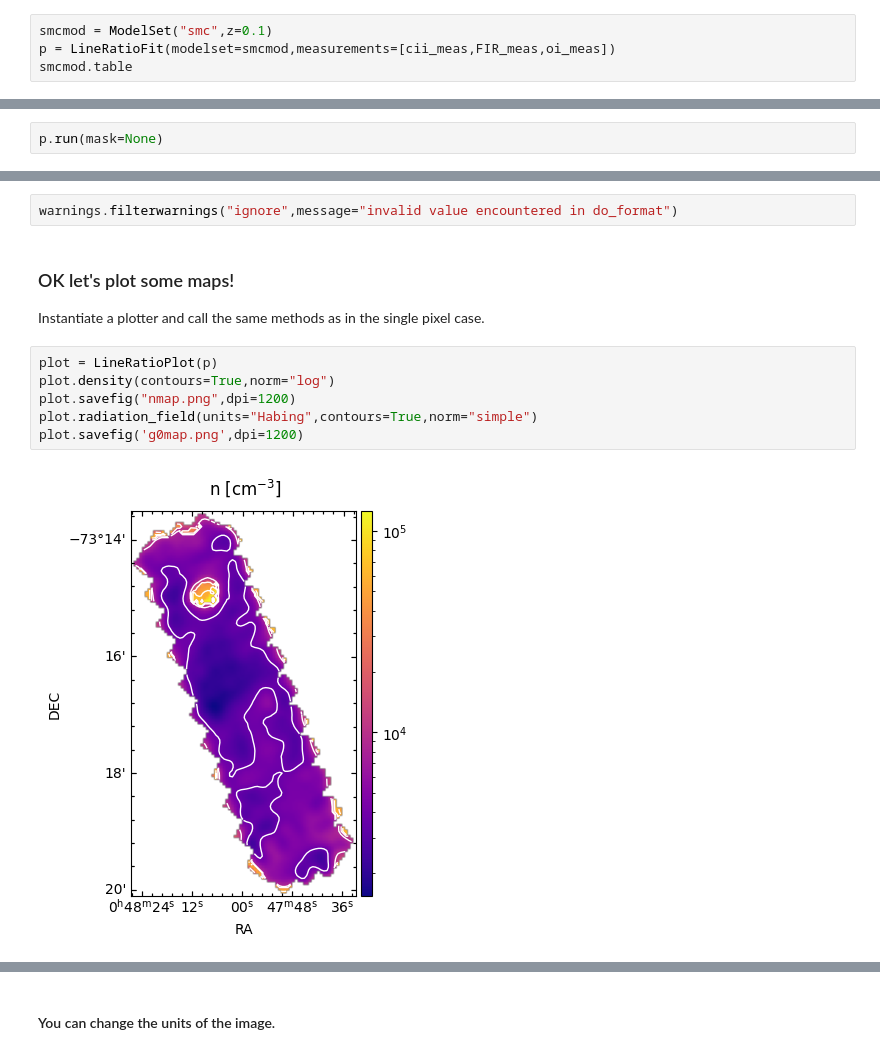
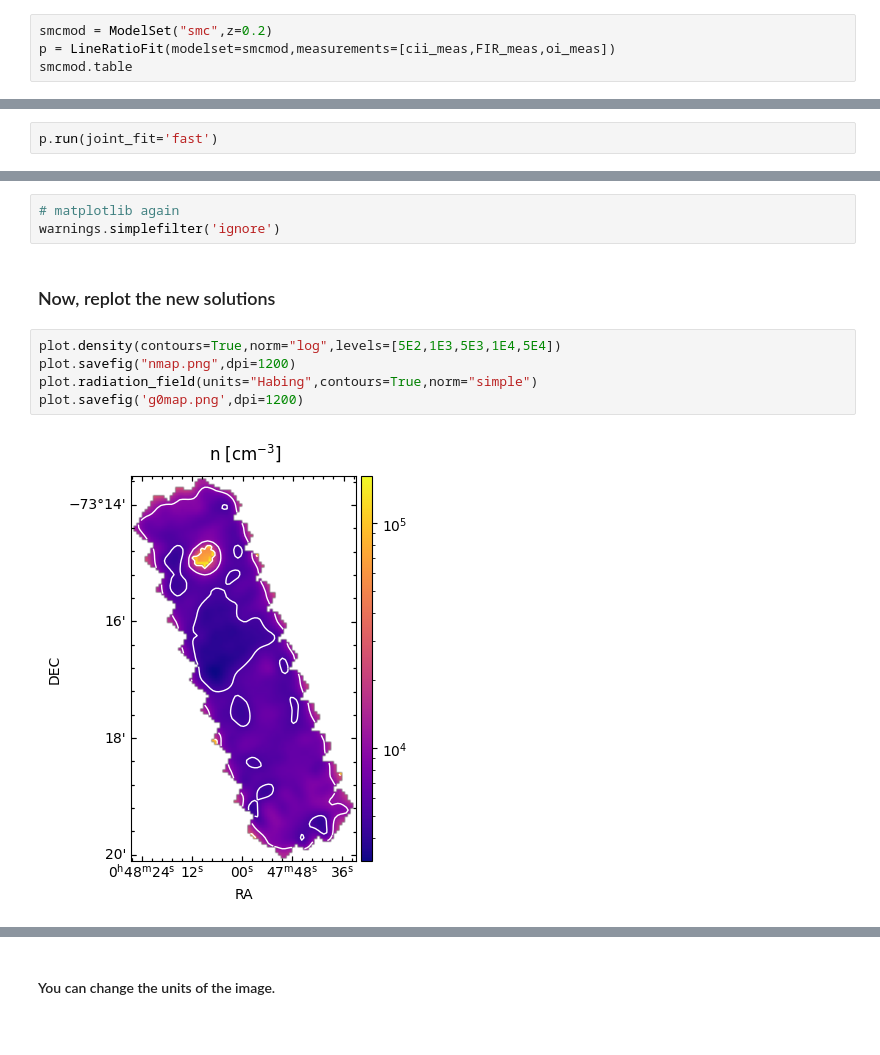
Before and after one commit to mpound/pdrtpy-nb, a Jupyter notebook: notebooks/PDRT_Example_Make_n_G0_maps.ipynb, the cells around one changed output, grey strips where cells are left out. Saved outputs shown, nothing was run; the diff lists cells and outputs as text.

```diff
--- a/notebooks/PDRT_Example_Make_n_G0_maps.ipynb
+++ b/notebooks/PDRT_Example_Make_n_G0_maps.ipynb
@@ -54,5 +78,5 @@ Here we will use the Small Magellanic Cloud models that have Z=0.1 rather than t
 # %%
-smcmod = ModelSet("smc",z=0.1)
+smcmod = ModelSet("smc",z=0.2)
 p = LineRatioFit(modelset=smcmod,measurements=[cii_meas,FIR_meas,oi_meas])
 smcmod.table
 # %% [output]
@@ -69,5 +106,5 @@ This will fit all points in the map that aren't masked. The default behavior is
 # %%
-p.run(mask=None)
+p.run(joint_fit='fast')
 # %% [markdown]
 ### The results are stored in member variables as Measurements.
 In this case they are two-dimensional maps with NaN in the blank pixels.
@@ -82,13 +180,12 @@ Mean radiation field: 5.9E+01 Habing
-# %%
-warnings.filterwarnings("ignore",message="invalid value encountered in do_format")
-# %% [markdown]
-### OK let's plot some maps!
-Instantiate a plotter and call the same methods as in the single pixel case.
+# %%
+# matplotlib again
+warnings.simplefilter('ignore')
+# %% [markdown]
+### Now, replot the new solutions
 # %%
-plot = LineRatioPlot(p)
-plot.density(contours=True,norm="log")
+plot.density(contours=True,norm="log",levels=[5E2,1E3,5E3,1E4,5E4])
 plot.savefig("nmap.png",dpi=1200)
 plot.radiation_field(units="Habing",contours=True,norm="simple")
 plot.savefig('g0map.png',dpi=1200)
 # %% [output]
-[figure, old version]
+[figure, new version]
```
Also changed, not shown: parts of 37 cells of this notebook.
